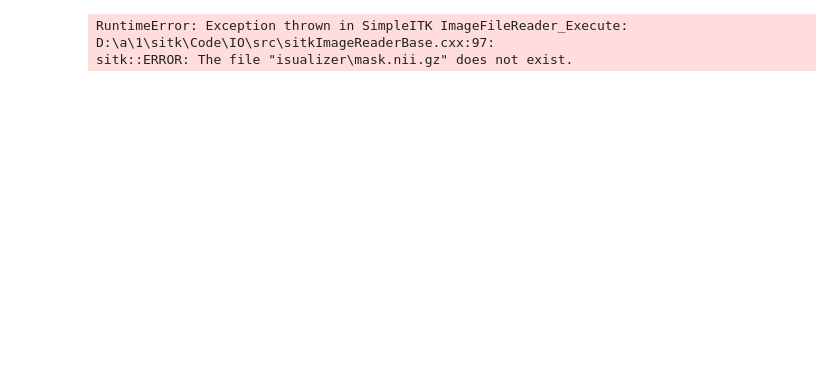
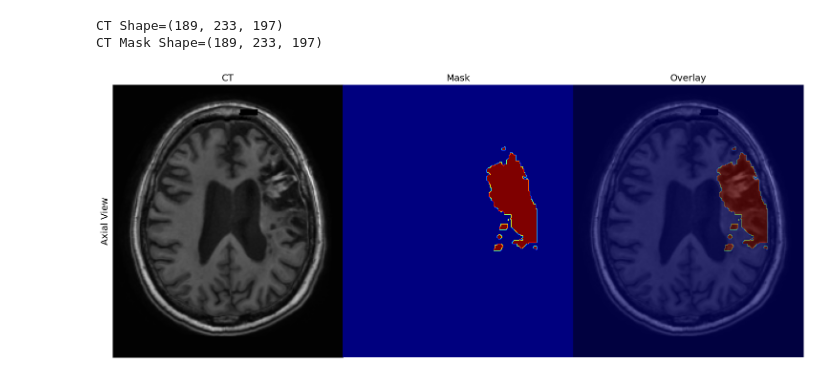
Before and after one commit to wannasleepforlong/Analysis-of-Anatomical-Tracings-of-Lesions-After-Stroke, a Jupyter notebook: visualizer/masking_overlay.ipynb, the cells around one changed output. Cells and saved outputs as stored; diff of their text form; code cells hidden in the pictures; blank space fills up the shorter version.

```diff
--- a/visualizer/masking_overlay.ipynb
+++ b/visualizer/masking_overlay.ipynb
@@ -6,39 +7,41 @@ import numpy as np
 # %%
-ct_label_path = "\Data\ATLAS_R2.0\ATLAS_2\Training\R001\sub-r001s001\ses-1\anat\sub-r001s001_ses-1_space-MNI152NLin2009aSym_label-L_desc-T1lesion_mask.nii.gz"
-ct_path = "\Data\ATLAS_R2.0\ATLAS_2\Training\R001\sub-r001s001\ses-1\anat\sub-r001s001_ses-1_space-MNI152NLin2009aSym_T1w.nii.gz"
+ct_label_path = "mask.nii.gz"
+
+ct_path = "image.nii.gz"
 
 # CT
 img_sitk = sitk.ReadImage(ct_path, sitk.sitkFloat32)  # Reading CT
 image = sitk.GetArrayFromImage(img_sitk)  # Converting sitk_metadata to image Array
 # Mask
 mask_sitk = sitk.ReadImage(ct_label_path, sitk.sitkInt32)  # Reading CT
 mask = sitk.GetArrayFromImage(mask_sitk)  # Converting sitk_metada
 
 print('CT Shape={}'.format(image.shape))
 print('CT Mask Shape={}'.format(mask.shape))
 
 # ----Lets plot
 f, axarr = plt.subplots(1, 3, figsize=(15, 15))
 axarr[0].imshow(np.squeeze(image[100, :, :]), cmap='gray', origin='lower')
 axarr[0].set_ylabel('Axial View', fontsize=14)
 axarr[0].set_xticks([])
 axarr[0].set_yticks([])
 axarr[0].set_title('CT', fontsize=14)
 
 axarr[1].imshow(np.squeeze(mask[100, :, :]), cmap='jet', origin='lower')
 axarr[1].axis('off')
 axarr[1].set_title('Mask', fontsize=14)
 
 axarr[2].imshow(np.squeeze(image[100, :, :]), cmap='gray', alpha=1, origin='lower')
 axarr[2].imshow(np.squeeze(mask[100, :, :]), cmap='jet', alpha=0.5, origin='lower')
 axarr[2].axis('off')
 axarr[2].set_title('Overlay', fontsize=14)
 plt.tight_layout()
 plt.subplots_adjust(wspace=0, hspace=0)
 plt.show()
 # %% [output]
-RuntimeError: Exception thrown in SimpleITK ImageFileReader_Execute: D:\a\1\sitk\Code\IO\src\sitkImageReaderBase.cxx:97:
-sitk::ERROR: The file "isualizer\mask.nii.gz" does not exist.
+CT Shape=(189, 233, 197)
+CT Mask Shape=(189, 233, 197)
+[figure, added]
 # %%
 def normalise(image):
     # normalise and clip images -1000 to 800
```
Also changed, not shown: parts of 4 cells of this notebook, 5 other files.
